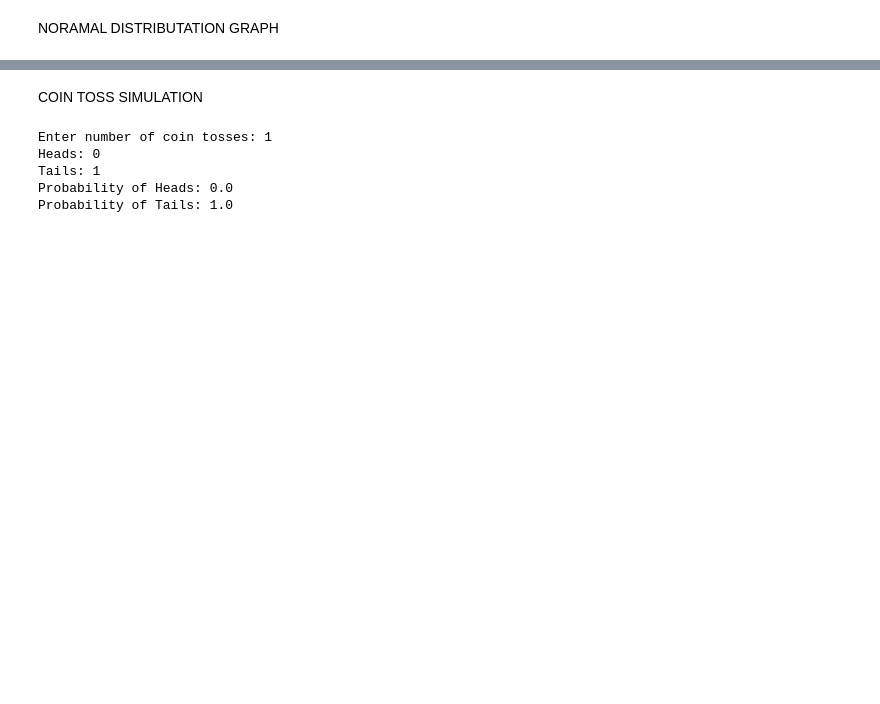
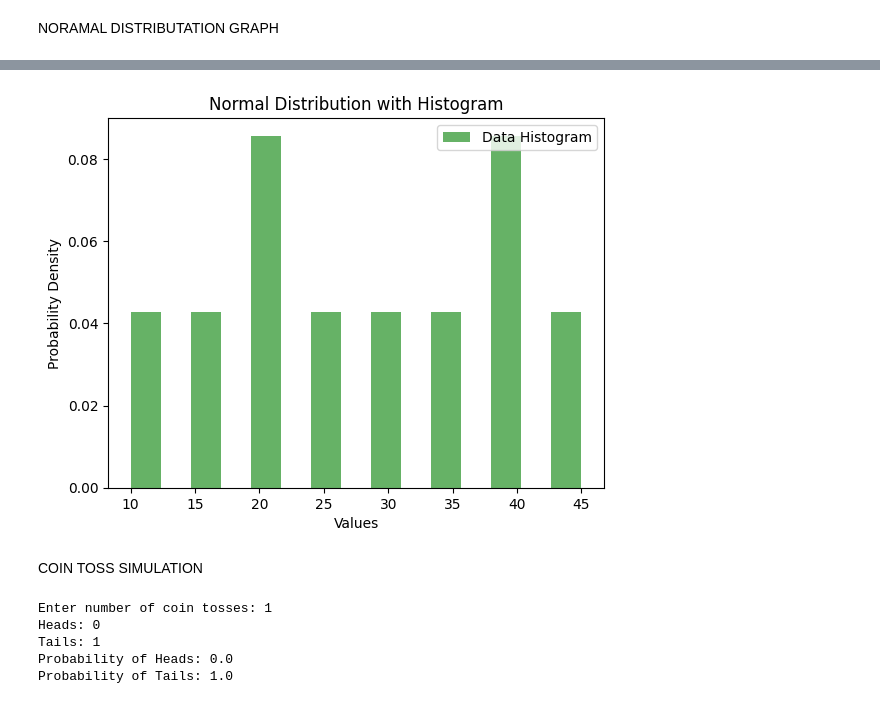
Before and after one commit to Khush0714/Data_science_Lab_SE_74, a Jupyter notebook: practical4.ipynb, the cells around one changed output, grey strips where cells are left out. Drawn from its saved outputs; the diff is of its cells as text; code cells hidden in the pictures; blank space fills up the shorter version.

```diff
--- a/practical4.ipynb
+++ b/practical4.ipynb
@@ -63,3 +63,16 @@ plt.show()
+# %%
+plt.hist(data, bins=15, density=True, alpha=0.6, color='g', label='Data Histogram')
+
+# Add labels and title
+plt.title("Normal Distribution with Histogram")
+plt.xlabel("Values")
+plt.ylabel("Probability Density")
+plt.legend()
+
+# Show the plot
+plt.show()
+# %% [output]
+[figure, added]
 # %% [markdown]
 COIN TOSS SIMULATION
 # %%
```
Also changed, not shown: parts of 4 cells of this notebook.
